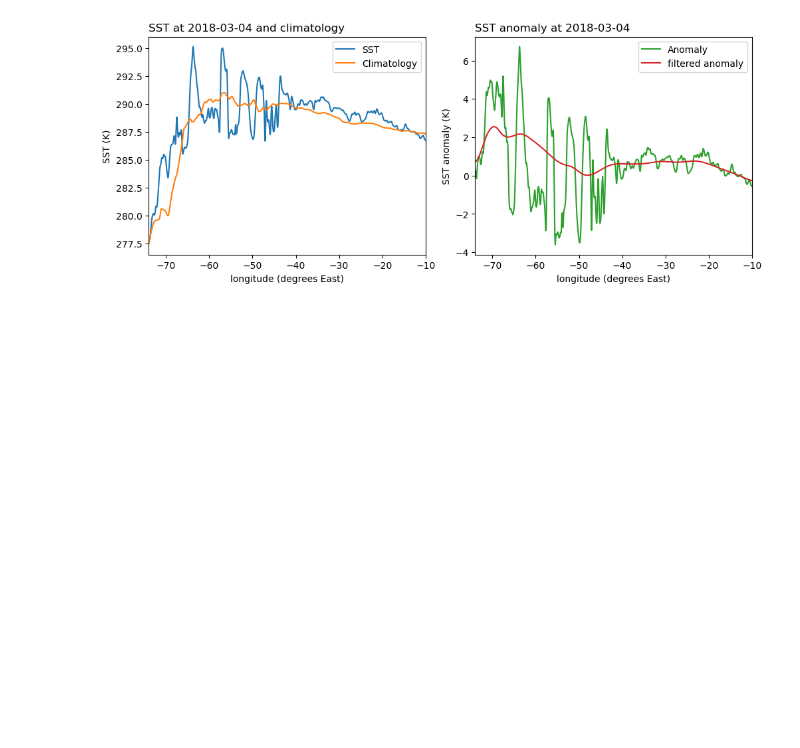
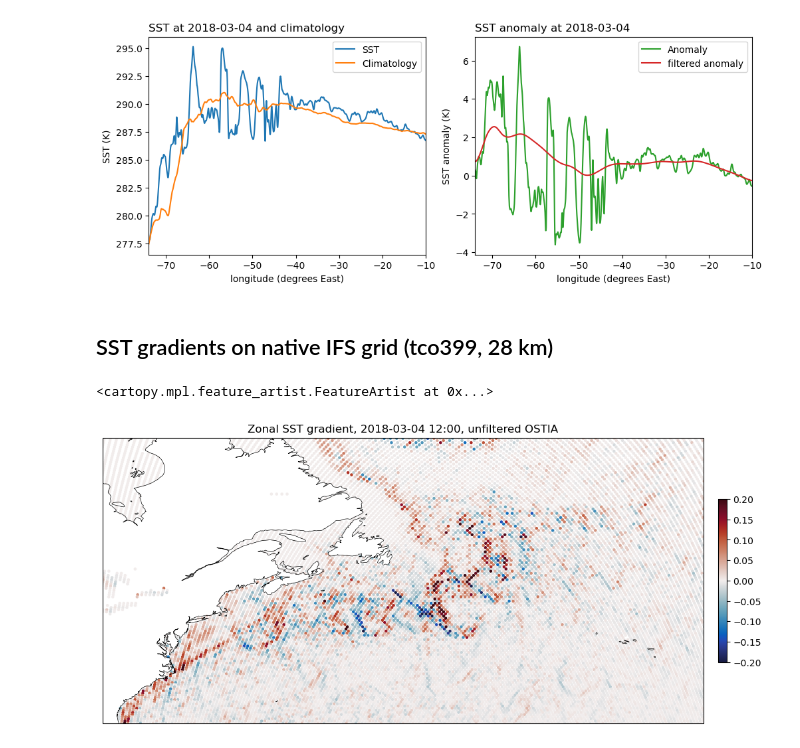
Before and after one commit to eerie-project/EERIE_hackathon_2023, a Jupyter notebook: OBSERVATIONS/OSTIA.ipynb, the cells around one changed output. Cells and saved outputs as stored; diff of their text form; code cells hidden in the pictures; blank space fills up the shorter version.

```diff
--- a/OBSERVATIONS/OSTIA.ipynb
+++ b/OBSERVATIONS/OSTIA.ipynb
@@ -440,3 +467,31 @@ ax[0].set_xlim(-74,-10)
 # %% [output]
 (-74.0, -10.0)
 [figure]
+# %% [markdown]
+## SST gradients on native IFS grid (tco399, 28 km)
+# %%
+# SST gradients on raw dataset
+ostia_SSTgrad_0_0 = cat['OSTIA']['OSTIA']['SSTgrad_0_0'].to_dask()
+
+# SST gradients, with climatology filtered with LR30
+ostia_SSTgrad_LR30_0 = cat['OSTIA']['OSTIA']['SSTgrad_LR30_0'].to_dask()
+
+# SST gradients, with anomalies filtered with LR30
+ostia_SSTgrad_0_LR30 = cat['OSTIA']['OSTIA']['SSTgrad_0_LR30'].to_dask()
+
+# SST gradients, with climatology and anomalies filtered with LR30
+ostia_SSTgrad_LR30_LR30 = cat['OSTIA']['OSTIA']['SSTgrad_LR30_LR30'].to_dask()
+# %%
+ax = gs.scatter_map(
+    ostia_SSTgrad_0_0.dTdx.sel(time='2018-03-04 12:00').load(),
+    s=5,
+    vmin=-0.2,vmax=0.2,cmap=cmo.balance
+)
+ax.set_title('Zonal SST gradient, 2018-03-04 12:00, unfiltered OSTIA')
+
+ax.set_extent([-83,-20,30,60],crs=ccrs.PlateCarree())
+ax.coastlines(lw=0.5)
+# ax.set_facecolor('grey')
+# %% [output]
+<cartopy.mpl.feature_artist.FeatureArtist at 0x...>
+[figure, added]
```
Also changed, not shown: parts of 5 cells of this notebook.
